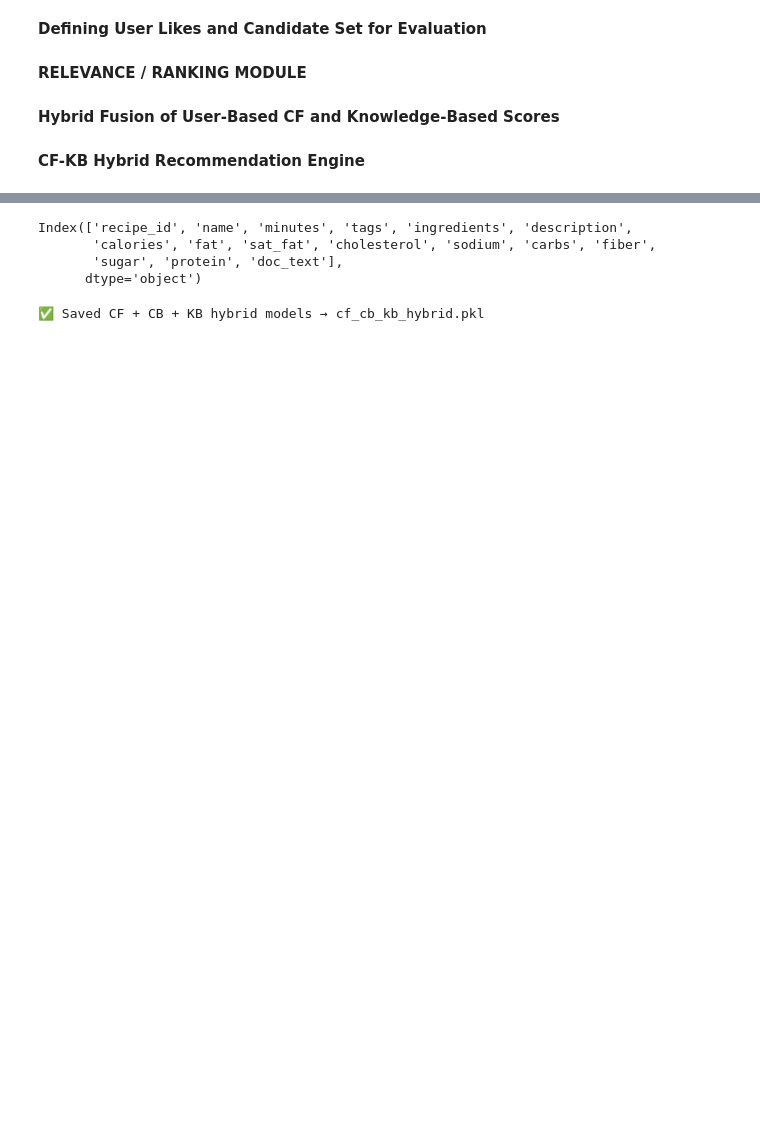
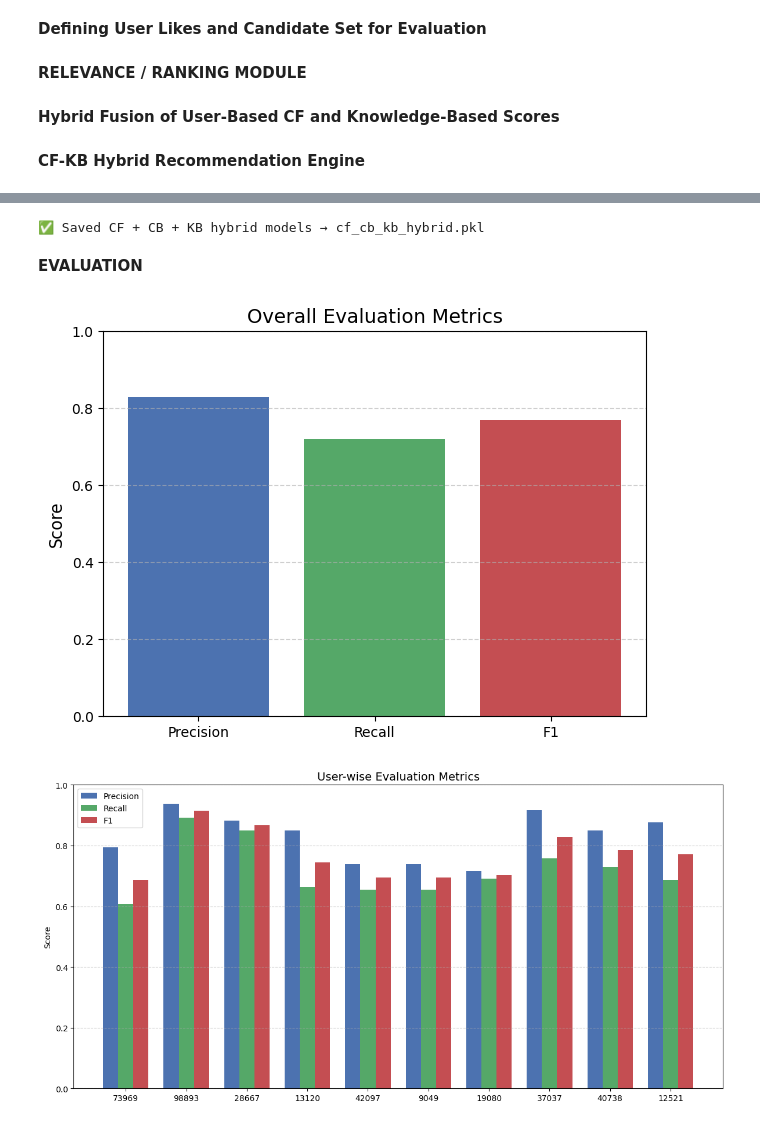
Before and after one commit to AISHU150505/RECIPE_RECOMMENDER_SYSTEM, a Jupyter notebook: BDA_PROJECT_NEW_AS.ipynb, the cells around one changed output, grey strips where cells are left out. Cells and saved outputs as stored; diff of their text form; code cells hidden in the pictures; blank space fills up the shorter version.

```diff
--- a/BDA_PROJECT_NEW_AS.ipynb
+++ b/BDA_PROJECT_NEW_AS.ipynb
@@ -692,8 +538,6 @@ import numpy as np
 import pandas as pd
 from sklearn.feature_extraction.text import TfidfVectorizer
 from sklearn.metrics.pairwise import cosine_similarity
-
-
 class ContentBasedRecommender:
     def __init__(self, text_cols=None, max_features=10000):
         self.text_cols = text_cols or ["ingredients", "tags", "description"]
@@ -728,26 +572,23 @@ class ContentBasedRecommender:
                 continue
             col_text = df[col].apply(self._safe_join)
             parts.append(col_text)
-        # join all text sources together
         return pd.Series([" ".join(x) for x in zip(*parts)], index=df.index)
     def fit(self, recipes_df):
         """Build TF-IDF embeddings for recipes."""
         print("Building TF-IDF embeddings for recipes...")
         self.recipe_ids = recipes_df["recipe_id"].astype(str).tolist()
         texts = self._combine_text(recipes_df)
-
         self.vectorizer = TfidfVectorizer(stop_words="english", max_features=self.max_features)
         self.tfidf_matrix = self.vectorizer.fit_transform(texts)
-
         print(f"TF-IDF built for {self.tfidf_matrix.shape[0]} recipes × {self.tfidf_matrix.shape[1]} features")
         return self
+
     def recommend_similar(self, recipe_id, topn=10):
         """Recommend similar recipes given a recipe_id."""
         if self.tfidf_matrix is None:
             raise RuntimeError("Model not fitted. Call fit() first.")
         if recipe_id not in self.recipe_ids:
             return pd.DataFrame(columns=["recipe_id", "similarity"])
-
         idx = self.recipe_ids.index(recipe_id)
         sims = cosine_similarity(self.tfidf_matrix[idx], self.tfidf_matrix).ravel()
         top_idx = np.argsort(-sims)[1: topn + 1]
@@ -764,25 +605,19 @@ class ContentBasedRecommender:
             (reviews_df["user_id"].astype(str) == str(user_id)) &
             (reviews_df["rating"] >= 3)
         ]["recipe_id"].astype(str).tolist()
-
         if not liked:
             print(f"No liked recipes for user {user_id}")
             return pd.DataFrame(columns=["recipe_id", "score"])
-
         liked_idx = [self.recipe_ids.index(rid) for rid in liked if rid in self.recipe_ids]
         if not liked_idx:
             print(f"None of user {user_id}'s liked recipes found in TF-IDF index.")
             return pd.DataFrame(columns=["recipe_id", "score"])
         user_vec = np.mean(self.tfidf_matrix[liked_idx].toarray(), axis=0).reshape(1, -1)
         sims = cosine_similarity(user_vec, self.tfidf_matrix).ravel()
-
         recs = pd.DataFrame({"recipe_id": self.recipe_ids, "score": sims})
         recs = recs[~recs["recipe_id"].isin(liked)]  # exclude already liked
         top = recs.nlargest(topn, "score")
-
-        top = top.merge(recipes_df[["recipe_id", "name", "minutes", "calories"]],
-                        on="recipe_id", how="left")
-
+        top = top.merge(recipes_df[["recipe_id", "name", "minutes", "calories"]],on="recipe_id", how="left")
         return top.reset_index(drop=True)
 # %% [markdown]
 **Train/ Test Split for Collaborative Filtering**
@@ -1117,7 +921,0 @@ print(hybrid_recs)
-# %%
-print(recipes_used.columns)
-# %% [output]
-Index(['recipe_id', 'name', 'minutes', 'tags', 'ingredients', 'description',
-       'calories', 'fat', 'sat_fat', 'cholesterol', 'sodium', 'carbs', 'fiber',
-       'sugar', 'protein', 'doc_text'],
-      dtype='object')
@@ -1296,0 +935,46 @@ def interactive_cf_kb(cf_model, topn=10):
+# %% [markdown]
+**EVALUATION**
+# %%
+import numpy as np, pandas as pd, matplotlib.pyplot as plt, seaborn as sns
+def evaluate_recommend_cf_cb_kb(cf_model, cb_model, recipes_df, reviews_df, test, topn=10):
+    user_metrics = []
+    for uid in test["user_id"].unique():
+        true = set(test.query("user_id == @uid")["recipe_id"].astype(str))
+        if not true: continue
+        recs = recommend_cf_cb_kb(cf_model, cb_model, recipes_df, reviews_df, user_id=str(uid), topn=topn)
+        if recs.empty: continue
+        pred = set(recs["recipe_id"].astype(str))
+        tp, fp, fn = len(true & pred), len(pred - true), len(true - pred)
+        p, r = tp/(tp+fp) if tp+fp else 0, tp/(tp+fn) if tp+fn else 0
+        f1 = 2*p*r/(p+r) if p+r else 0
+        user_metrics.append({"user_id": uid, "Precision": p, "Recall": r, "F1": f1})
+    df = pd.DataFrame(user_metrics)
+    overall = df.mean(numeric_only=True).to_dict()
+    return df, overall
+
+df_user, overall = evaluate_recommend_cf_cb_kb(cf_model, cb_model, recipes_df, reviews_df, test, topn=10)
+print("Overall Metrics:", overall)
+plt.figure(figsize=(6,4))
+plt.bar(overall.keys(), overall.values(), color=['#4575b4','#91cf60','#d73027'])
+plt.title("Overall Evaluation Metrics")
+plt.ylabel("Score"); plt.ylim(0,1)
+plt.show()
+
+plt.figure(figsize=(12,6))
+x = np.arange(len(df_user))
+plt.bar(x-0.25, df_user.Precision,0.25,label="Precision", color='#4575b4')
+plt.bar(x, df_user.Recall,0.25,label="Recall", color='#91cf60')
+plt.bar(x+0.25, df_user.F1,0.25,label="F1", color='#d73027')
+plt.xticks(x, df_user.user_id.astype(str), rotation=45)
+plt.title("User-wise Evaluation Metrics"); plt.ylim(0,1)
+plt.ylabel("Score"); plt.legend()
+plt.show()
+
+plt.figure(figsize=(8,6))
+sns.heatmap(df_user.set_index("user_id"), annot=True, fmt=".2f", cmap="viridis")
+plt.title("Heatmap of User-wise Evaluation Metrics")
+plt.ylabel("User ID"); plt.xlabel("Metrics")
+plt.show()
+# %% [output]
+[figure, added]
+[figure, added]
```
Also changed, not shown: parts of 20 cells of this notebook, 1 other file.
